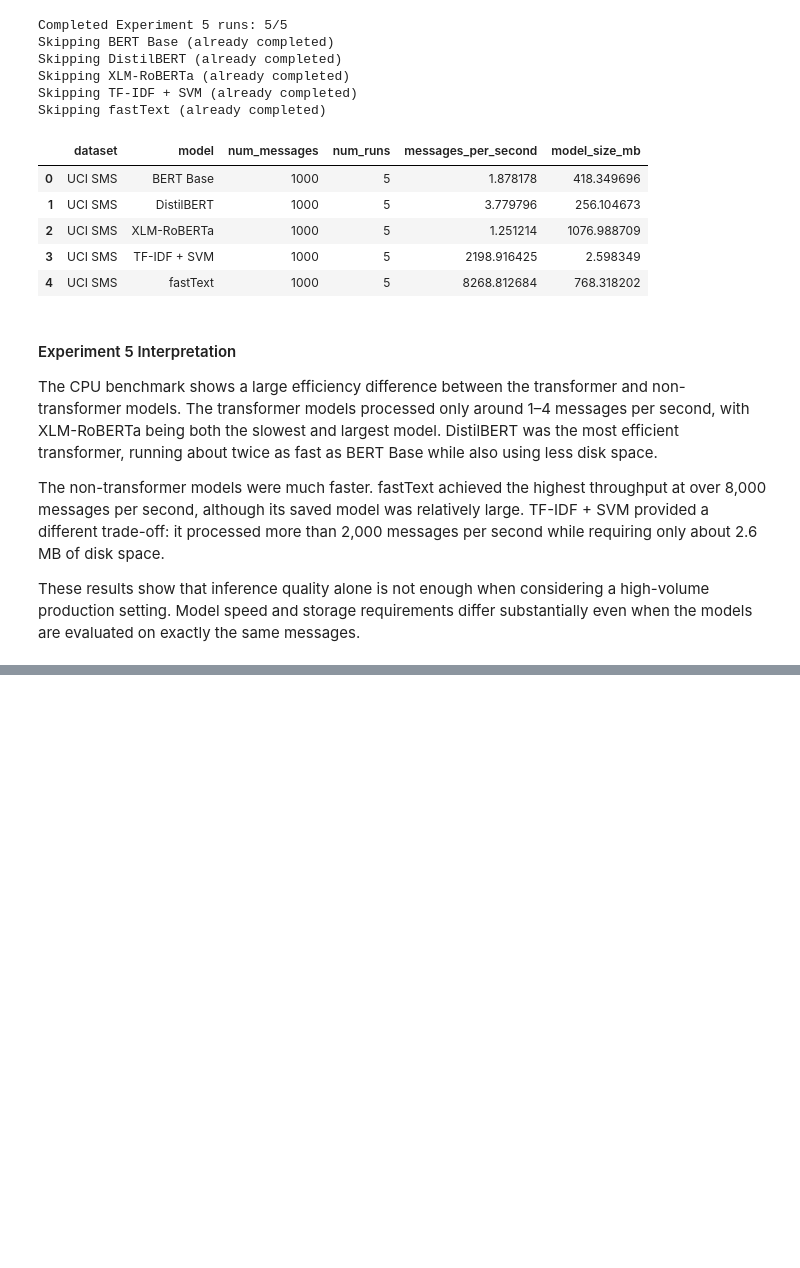
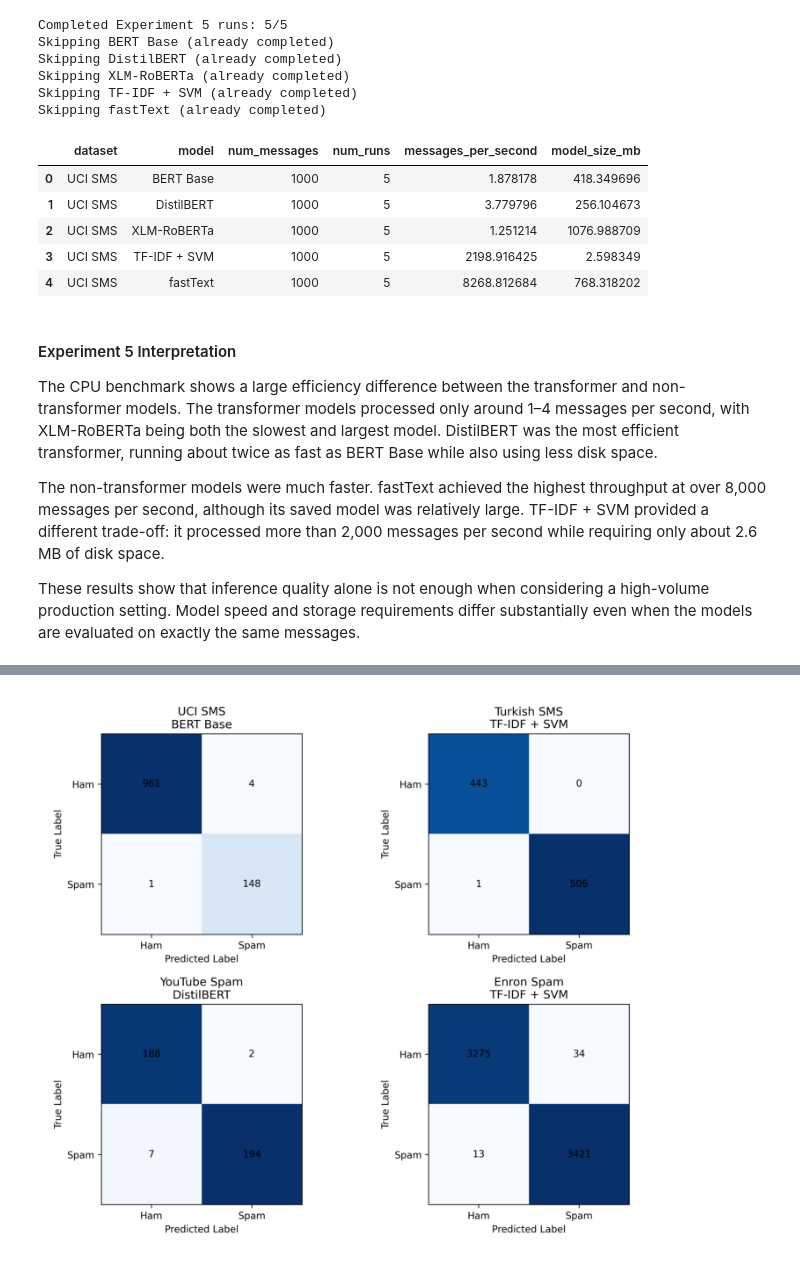
Before and after one commit to ddolapcioglu24/spam-detection, a Jupyter notebook: notebooks/spam_detection.ipynb, the cells around one changed output, grey strips where cells are left out. Cells and saved outputs as stored; diff of their text form; code cells hidden in the pictures; blank space fills up the shorter version.

```diff
--- a/notebooks/spam_detection.ipynb
+++ b/notebooks/spam_detection.ipynb
@@ -1842,0 +1999,99 @@ These results show that inference quality alone is not enough when considering a
+# %%
+CONFUSION_MATRIX_PATH = (
+    "/content/drive/MyDrive/spam-detection/outputs/"
+    "best_model_confusion_matrices.png"
+)
+
+# Reuse the saved plot if it already exists.
+if os.path.exists(CONFUSION_MATRIX_PATH):
+    print(
+        "Skipping confusion matrix generation: "
+        f"{CONFUSION_MATRIX_PATH}"
+    )
+
+    saved_plot = plt.imread(
+        CONFUSION_MATRIX_PATH
+    )
+
+    plt.figure(figsize=(10, 8))
+    plt.imshow(saved_plot)
+    plt.axis("off")
+    plt.show()
+
+else:
+    # Select the highest-F1 model from Experiment 1 for each dataset.
+    best_models = {
+        "UCI SMS": "BERT Base",
+        "Turkish SMS": "TF-IDF + SVM",
+        "YouTube Spam": "DistilBERT",
+        "Enron Spam": "TF-IDF + SVM",
+    }
+
+    fig, axes = plt.subplots(
+        2,
+        2,
+        figsize=(10, 8),
+    )
+
+    axes = axes.flatten()
+
+    for ax, (dataset_name, model_name) in zip(
+        axes,
+        best_models.items(),
+    ):
+        _, test_df = dataset_splits[
+            dataset_name
+        ]
+
+        # Generate the confusion matrix from the saved model.
+        matrix = get_confusion_matrix_for_model(
+            test_df=test_df,
+            model_class=model_classes[model_name],
+            model_dir=EXPERIMENT_1_MODEL_DIR,
+            dataset_name=dataset_name,
+            model_name=model_name,
+        )
+
+        # Plot the four prediction outcomes.
+        ax.imshow(
+            matrix,
+            cmap="Blues",
+        )
+
+        for row in range(2):
+            for column in range(2):
+                ax.text(
+                    column,
+                    row,
+                    matrix[row, column],
+                    ha="center",
+                    va="center",
+                )
+
+        ax.set_xticks([0, 1])
+        ax.set_xticklabels(["Ham", "Spam"])
+        ax.set_yticks([0, 1])
+        ax.set_yticklabels(["Ham", "Spam"])
+
+        ax.set_xlabel("Predicted Label")
+        ax.set_ylabel("True Label")
+        ax.set_title(
+            f"{dataset_name}\n{model_name}"
+        )
+
+    plt.tight_layout()
+
+    # Save the final plot to Google Drive.
+    plt.savefig(
+        CONFUSION_MATRIX_PATH,
+        dpi=300,
+        bbox_inches="tight",
+    )
+
+    plt.show()
+
+    print(
+        f"Saved plot to: "
+        f"{CONFUSION_MATRIX_PATH}"
+    )
+# %% [output]
@@ -1842,0 +2099 @@ These results show that inference quality alone is not enough when considering a
+[figure, added]
```
Also changed, not shown: parts of 34 cells of this notebook.
